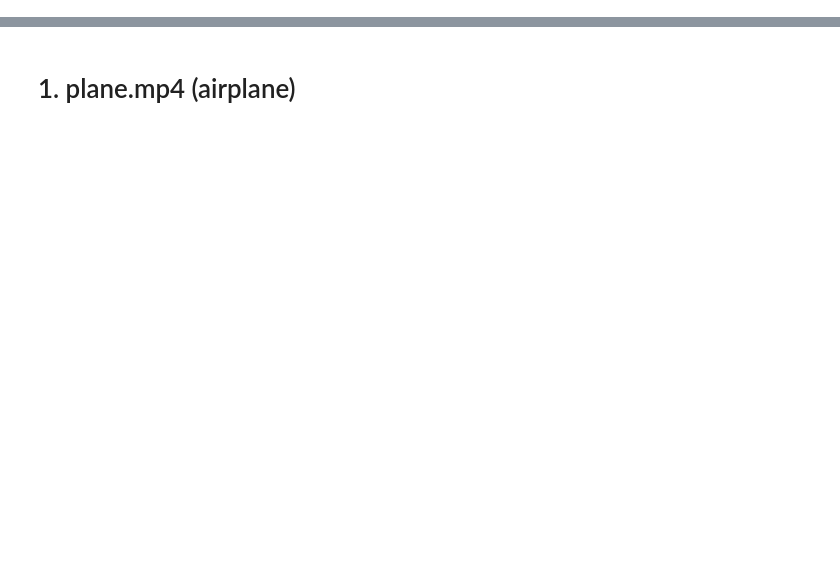
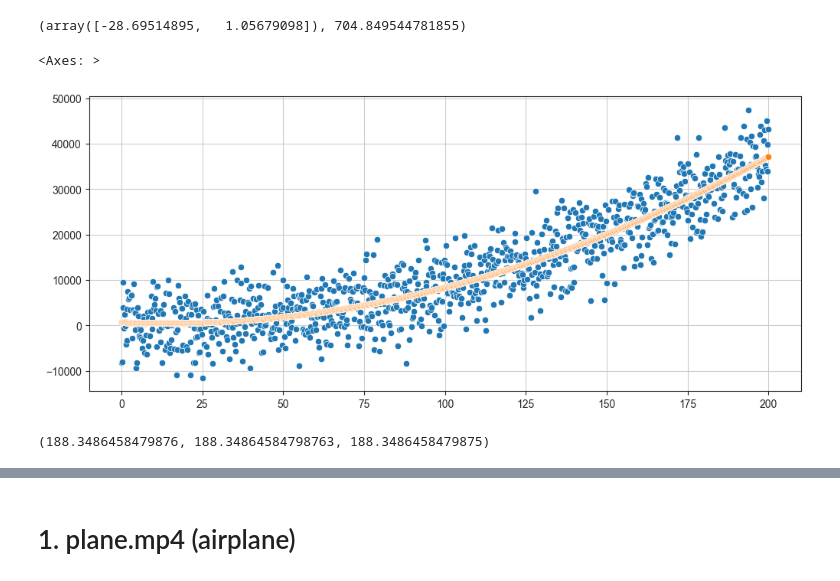
Before and after one commit to alexj-smolin/ds-school-project, a Jupyter notebook: notebooks/EDA.ipynb, the cells around one changed output, grey strips where cells are left out. Saved outputs shown, nothing was run; the diff lists cells and outputs as text; code cells hidden in the pictures; blank space fills up the shorter version.

```diff
--- a/notebooks/EDA.ipynb
+++ b/notebooks/EDA.ipynb
@@ -0,0 +4,19 @@
+# %%
+N = 1000
+x = np.linspace(0, 200, N)
+y = (x ** 2 - 15 * x + 7) + np.random.randn(N) * 5000
+# %%
+x2 = x ** 2
+X = np.vstack((x, x2)).T
+# X = x.reshape(-1, 1)
+# %%
+model = LinearRegression().fit(X, y)
+model.coef_, model.intercept_
+# %% [output]
+(array([-28.69514895,   1.05679098]), 704.849544781855)
+# %%
+sns.scatterplot(x=x, y=y)
+sns.scatterplot(x=x, y=model.predict(X))
+# %% [output]
+<Axes: >
+[figure, added]
@@ -0,0 +38,4 @@
+# %%
+reg1_1(x, y), reg1_2(x, y), reg1_3(x, y)
+# %% [output]
+(188.3486458479876, 188.34864584798763, 188.3486458479875)
```
Also changed, not shown: parts of 17 cells of this notebook, 5 other files.
